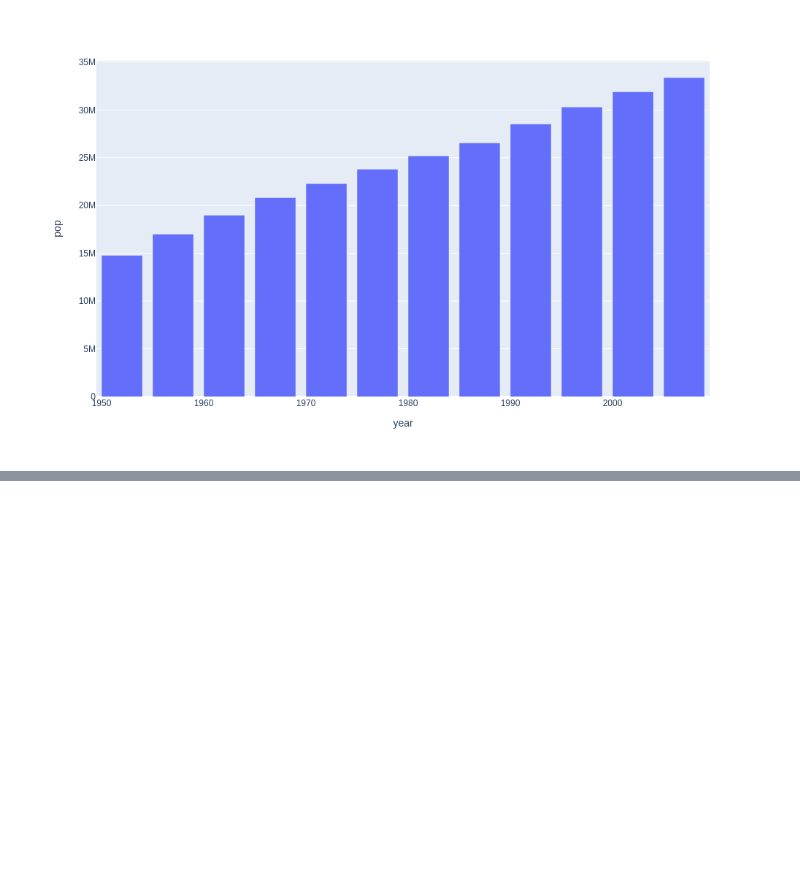
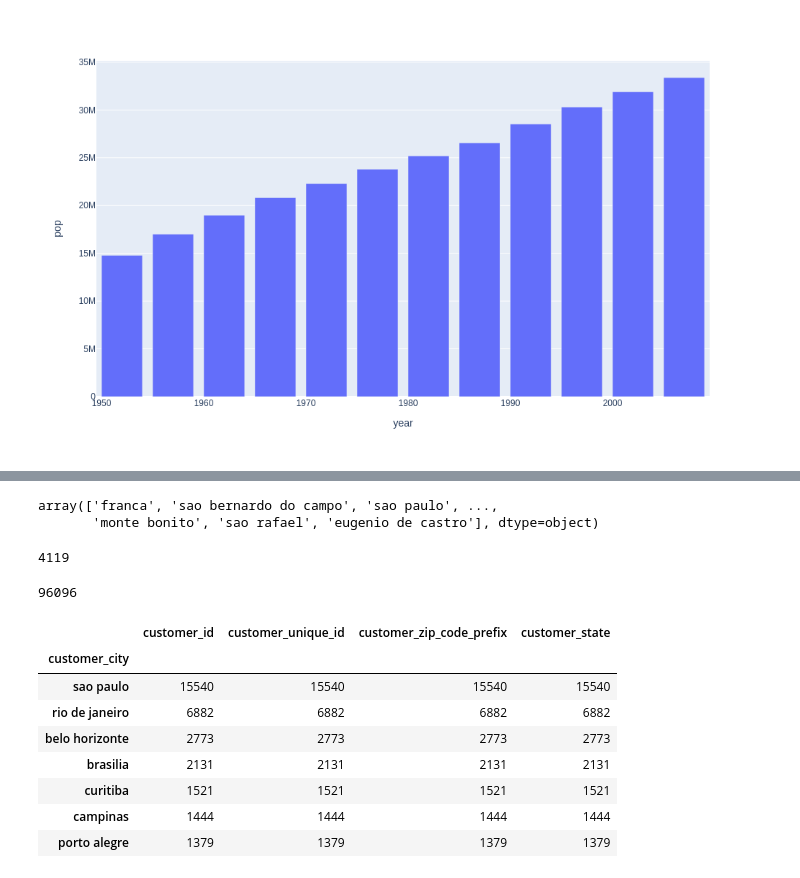
Before and after one commit to LoreBonora/IntroGit, a Jupyter notebook: Intro_CD_aula_1.ipynb, the cells around one changed output, grey strips where cells are left out. Drawn from its saved outputs; the diff is of its cells as text; code cells hidden in the pictures; blank space fills up the shorter version.

```diff
--- a/Intro_CD_aula_1.ipynb
+++ b/Intro_CD_aula_1.ipynb
@@ -15,0 +49,28 @@ gitly.show(fig, width = 1000, height = 600)
+# %%
+#Quais cidades tem no dataset
+df_clientes.customer_city.unique()
+# %% [output]
+array(['franca', 'sao bernardo do campo', 'sao paulo', ...,
+       'monte bonito', 'sao rafael', 'eugenio de castro'], dtype=object)
+# %%
+#Quantas cidades diferentes tempos no dataset?
+len(df_clientes.customer_city.unique())
+# %% [output]
+4119
+# %%
+#Quantos clientes no total temos?
+len(df_clientes.customer_unique_id.unique())
+# %% [output]
+96096
+# %%
+df_clientes.groupby(by='customer_city').count().sort_values(by = 'customer_id', ascending = False).head(7)
+# %% [output]
+|  | customer_id | customer_unique_id | customer_zip_code_prefix | customer_state |
+| customer_city |  |  |  |  |
+| sao paulo | 15540 | 15540 | 15540 | 15540 |
+| rio de janeiro | 6882 | 6882 | 6882 | 6882 |
+| belo horizonte | 2773 | 2773 | 2773 | 2773 |
+| brasilia | 2131 | 2131 | 2131 | 2131 |
+| curitiba | 1521 | 1521 | 1521 | 1521 |
+| campinas | 1444 | 1444 | 1444 | 1444 |
+| porto alegre | 1379 | 1379 | 1379 | 1379 |
```
Also changed, not shown: parts of 18 cells of this notebook.
